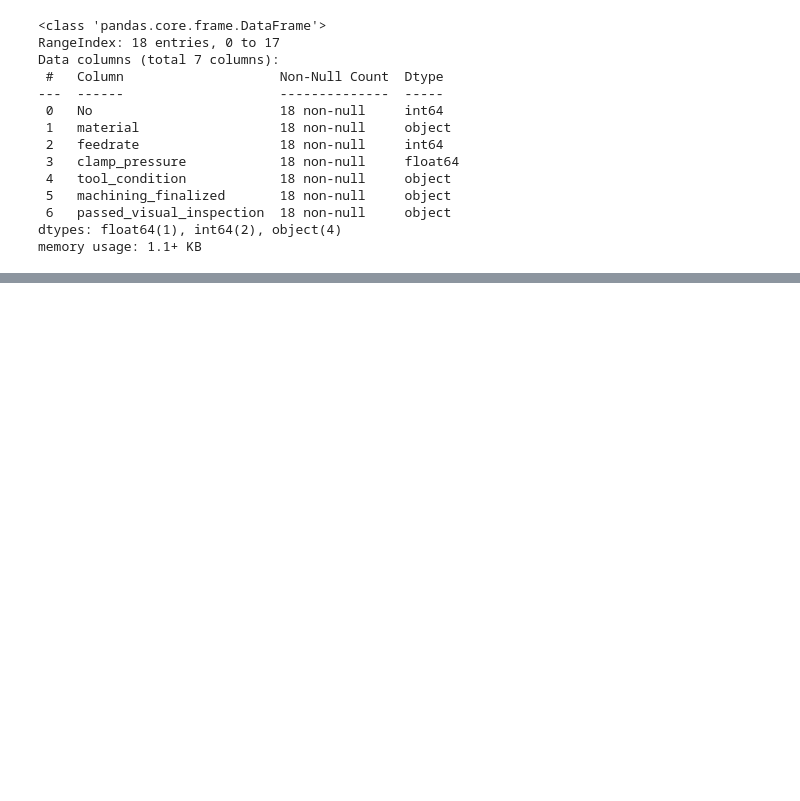
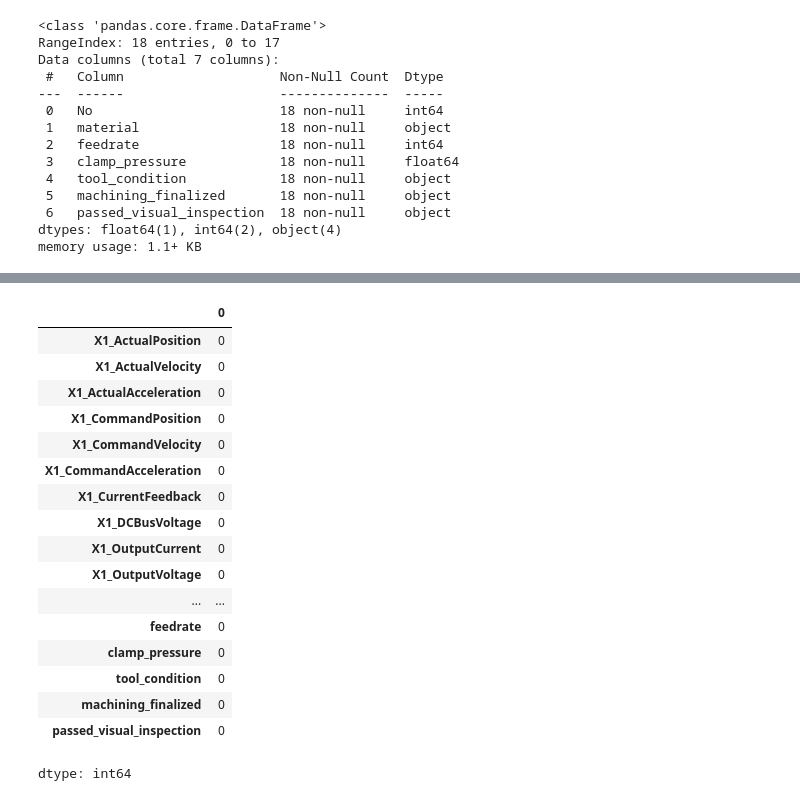
Before and after one commit to raju1207/CNC-Milling-Performance-Analysis-and-Fault-Detection, a Jupyter notebook: CNC_Milling_Performance_Analysis_and_Fault_Detection.ipynb, the cells around one changed output, grey strips where cells are left out. Cells and saved outputs as stored; diff of their text form; code cells hidden in the pictures; blank space fills up the shorter version.

```diff
--- a/CNC_Milling_Performance_Analysis_and_Fault_Detection.ipynb
+++ b/CNC_Milling_Performance_Analysis_and_Fault_Detection.ipynb
@@ -191,3 +191,11 @@ Data columns (total 7 columns):
  6   passed_visual_inspection  18 non-null     object
 dtypes: float64(1), int64(2), object(4)
 memory usage: 1.1+ KB
+# %%
+# Convert "No" column to int in both datasets
+merged_experiments['No'] = merged_experiments['No'].astype(int)
+
+# Merge based on "No" column
+final_data = pd.merge(merged_experiments, train_data, on='No', how='left')
+
+print("✅ Final merged dataset shape:", final_data.shape)
@@ -193,0 +220,21 @@ memory usage: 1.1+ KB
+# %%
+final_data.isnull().sum()
+# %% [output]
+|  | 0 |
+| X1_ActualPosition | 0 |
+| X1_ActualVelocity | 0 |
+| X1_ActualAcceleration | 0 |
+| X1_CommandPosition | 0 |
+| X1_CommandVelocity | 0 |
+| X1_CommandAcceleration | 0 |
+| X1_CurrentFeedback | 0 |
+| X1_DCBusVoltage | 0 |
+| X1_OutputCurrent | 0 |
+| X1_OutputVoltage | 0 |
+| ... | ... |
+| feedrate | 0 |
+| clamp_pressure | 0 |
+| tool_condition | 0 |
+| machining_finalized | 0 |
+| passed_visual_inspection | 0 |
+dtype: int64
```
Also changed, not shown: parts of 4 cells of this notebook.
